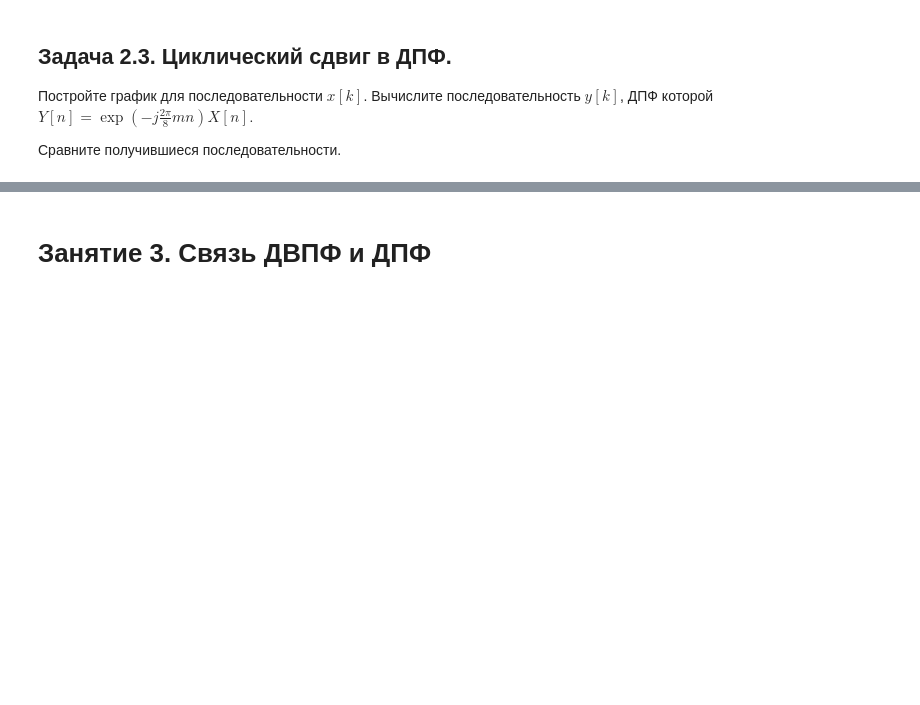
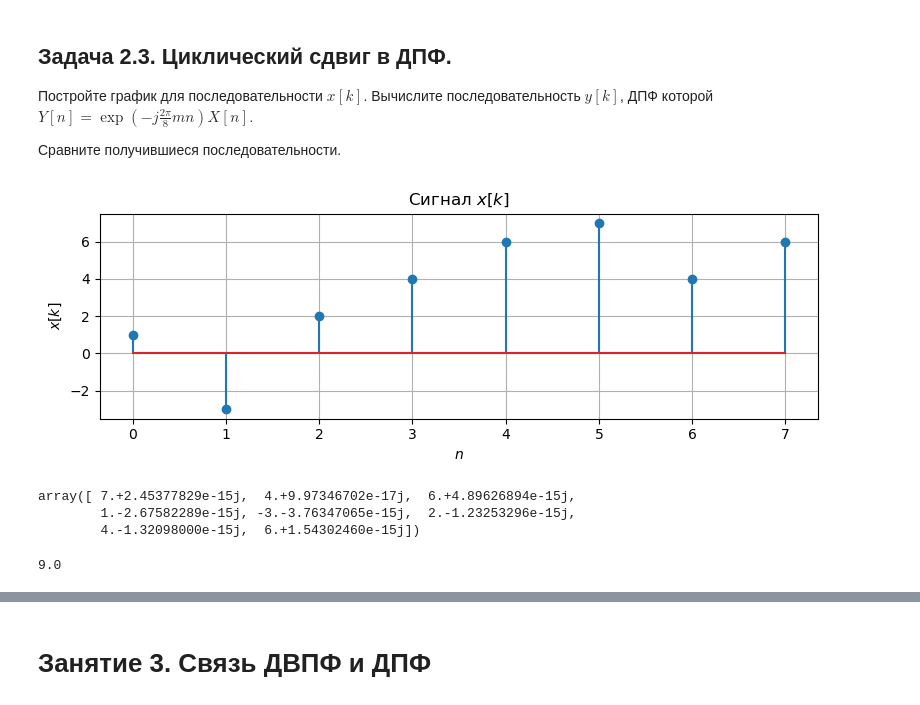
Before and after one commit to vihlancevk/DigitalSignalProcessing, a Jupyter notebook: Lab2/Lab2_task.ipynb, the cells around one changed output, grey strips where cells are left out. Drawn from its saved outputs; the diff is of its cells as text; code cells hidden in the pictures; blank space fills up the shorter version.

```diff
--- a/Lab2/Lab2_task.ipynb
+++ b/Lab2/Lab2_task.ipynb
@@ -412,3 +477,27 @@ pass
 $Y[n]=\exp \left( -j\frac{2\pi }{8}mn \right)X[n].$
 
 Сравните получившиеся последовательности.
+# %%
+plt.figure(figsize=(8, 3))
+
+plt.stem(n, x_k)
+plt.xticks(n)
+plt.title('Сигнал $x[k]$')
+plt.xlabel('$n$')
+plt.ylabel('$x[k]$')
+plt.grid(True)
+plt.tight_layout()
+# %% [output]
+[figure, added]
+# %%
+Yn = np.exp(-1j*(2*np.pi/8)*m*n)*Xn
+y_k=np.fft.ifft(Yn)
+y_k
+# %% [output]
+array([ 7.+2.45377829e-15j,  4.+9.97346702e-17j,  6.+4.89626894e-15j,
+        1.-2.67582289e-15j, -3.-3.76347065e-15j,  2.-1.23253296e-15j,
+        4.-1.32098000e-15j,  6.+1.54302460e-15j])
+# %%
+max(abs(x_k-y_k))
+# %% [output]
+9.0
```
Also changed, not shown: parts of 7 cells of this notebook.
